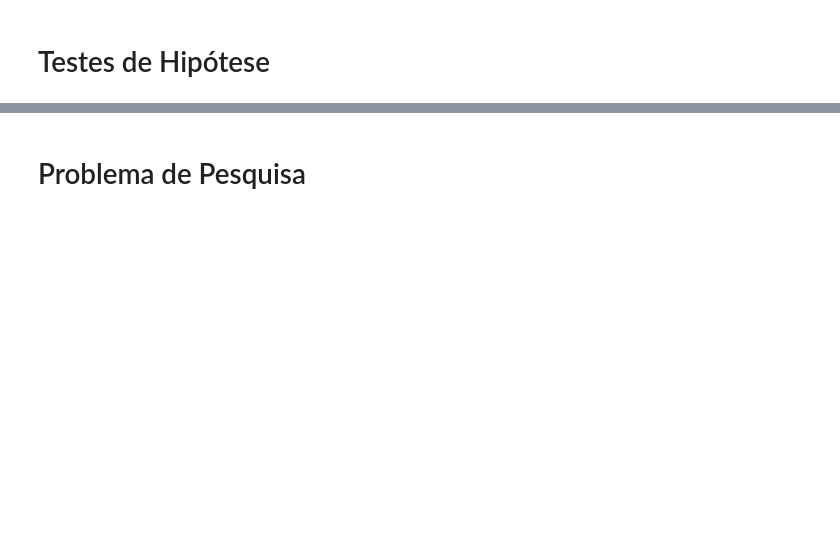
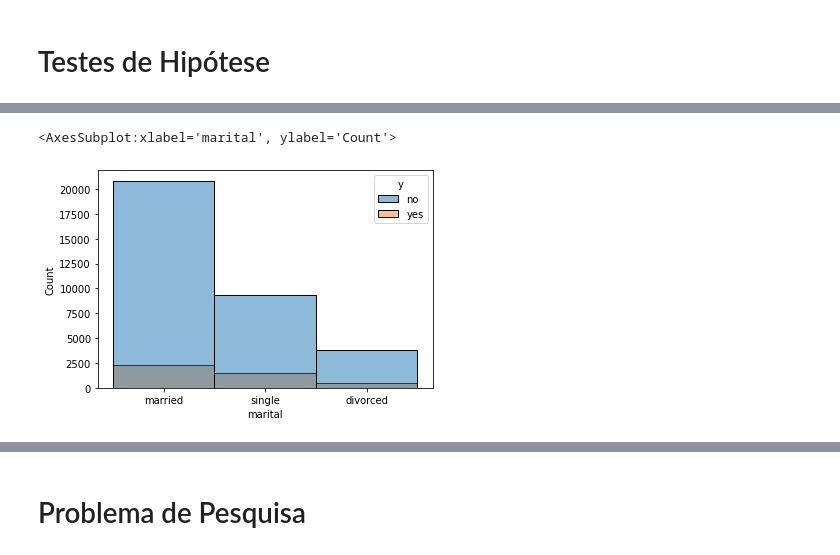
Before and after one commit to bruno-marcelino10/projeto-icd-ufmg, a Jupyter notebook: notebook/EDA.ipynb, the cells around one changed output, grey strips where cells are left out. Saved outputs shown, nothing was run; the diff lists cells and outputs as text; code cells hidden in the pictures; blank space fills up the shorter version.

```diff
--- a/notebook/EDA.ipynb
+++ b/notebook/EDA.ipynb
@@ -242,0 +223,5 @@ plt.plot()
+# %%
+sns.histplot(tmp, x="marital", hue="y")
+# %% [output]
+<AxesSubplot:xlabel='marital', ylabel='Count'>
+[figure, added]
```
Also changed, not shown: parts of 21 cells of this notebook.
